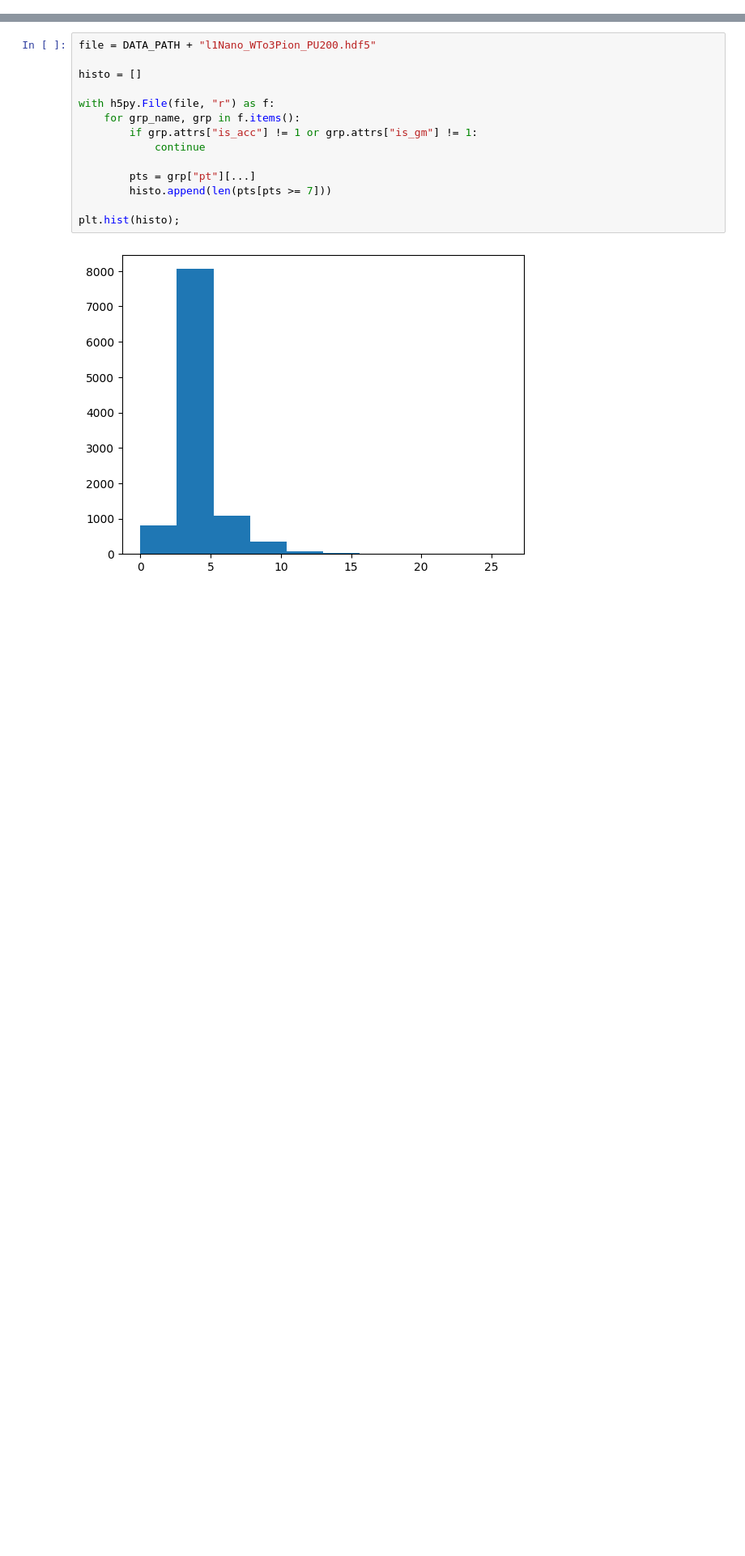
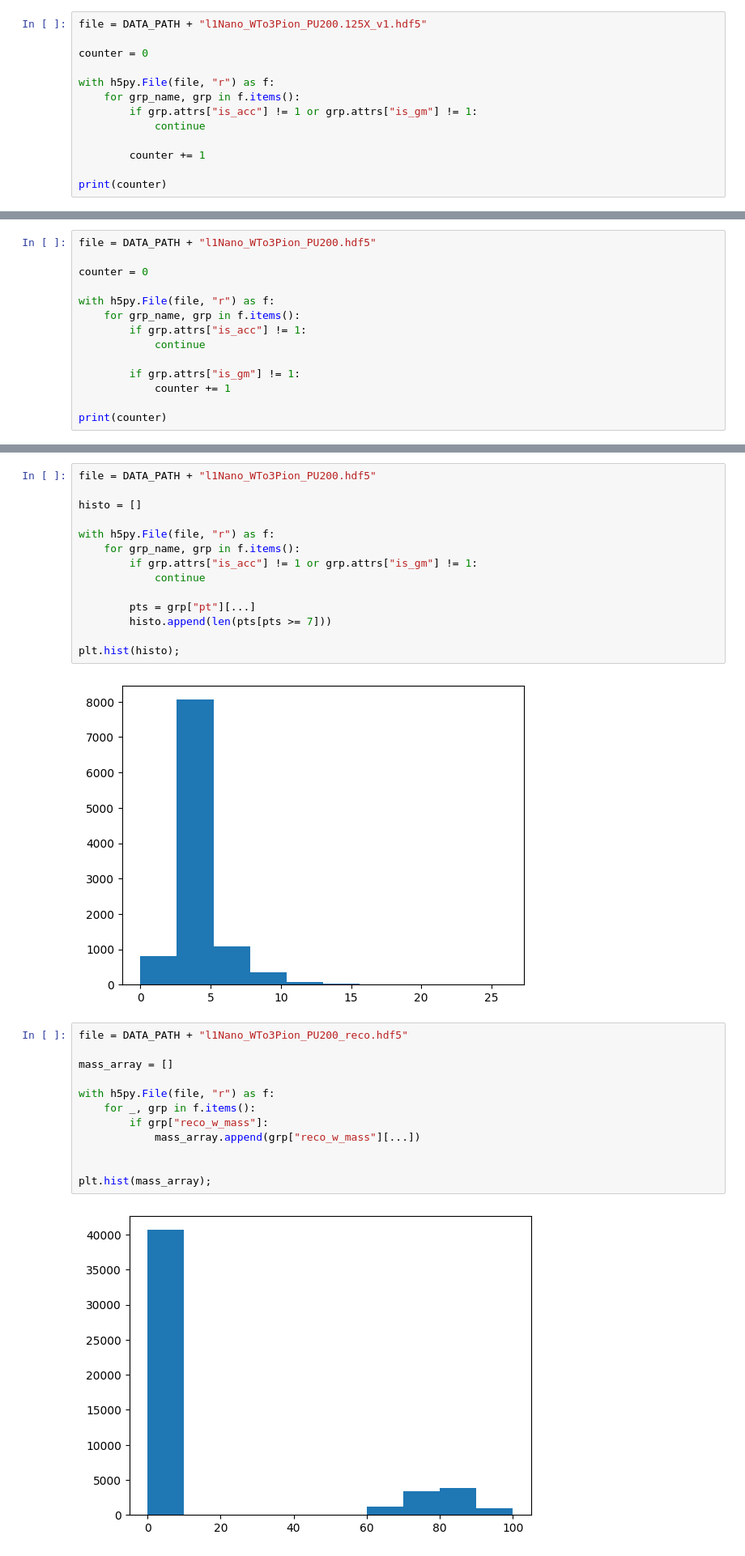
Before and after one commit to GiovanniZago/W3Pi-selection-algorithm, a Jupyter notebook: data-processing/playground.ipynb, the cells around one changed output, grey strips where cells are left out. Shown: that part at 81% size. Saved outputs shown, nothing was run; the diff lists cells and outputs as text; blank space fills up the shorter version.

```diff
--- a/data-processing/playground.ipynb
+++ b/data-processing/playground.ipynb
@@ -35,3 +35,16 @@ with h5py.File(file, "r") as f:
 print(counter)
 # %% [output]
 10389
+# %%
+file = DATA_PATH + "l1Nano_WTo3Pion_PU200.125X_v1.hdf5"
+
+counter = 0
+
+with h5py.File(file, "r") as f:
+    for grp_name, grp in f.items():
+        if grp.attrs["is_acc"] != 1 or grp.attrs["is_gm"] != 1:
+            continue
+
+        counter += 1
+
+print(counter)
@@ -37,0 +53,14 @@ print(counter)
+# %%
+file = DATA_PATH + "l1Nano_WTo3Pion_PU200.hdf5"
+
+counter = 0
+
+with h5py.File(file, "r") as f:
+    for grp_name, grp in f.items():
+        if grp.attrs["is_acc"] != 1:
+            continue
+
+        if grp.attrs["is_gm"] != 1:
+            counter += 1
+
+print(counter)
@@ -51,3 +82,17 @@ with h5py.File(file, "r") as f:
 plt.hist(histo);
 # %% [output]
 [figure]
+# %%
+file = DATA_PATH + "l1Nano_WTo3Pion_PU200_reco.hdf5"
+
+mass_array = []
+
+with h5py.File(file, "r") as f:
+    for _, grp in f.items():
+        if grp["reco_w_mass"]:
+            mass_array.append(grp["reco_w_mass"][...])
+
+
+plt.hist(mass_array);
+# %% [output]
+[figure, added]
```
Also changed, not shown: parts of 7 cells of this notebook, 9 other files.
